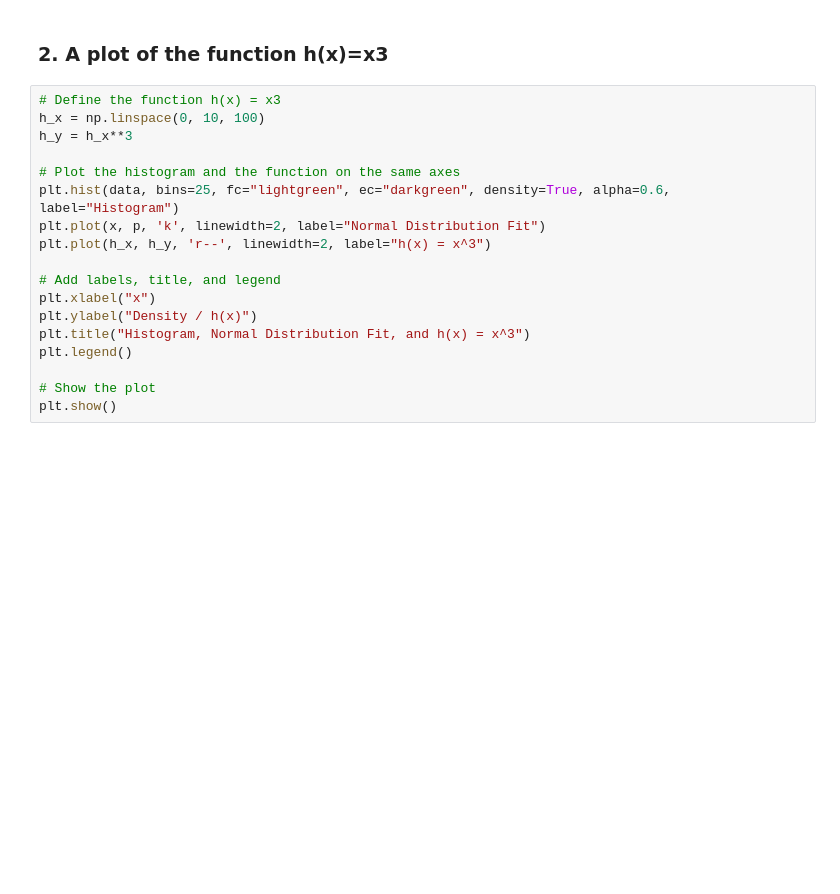
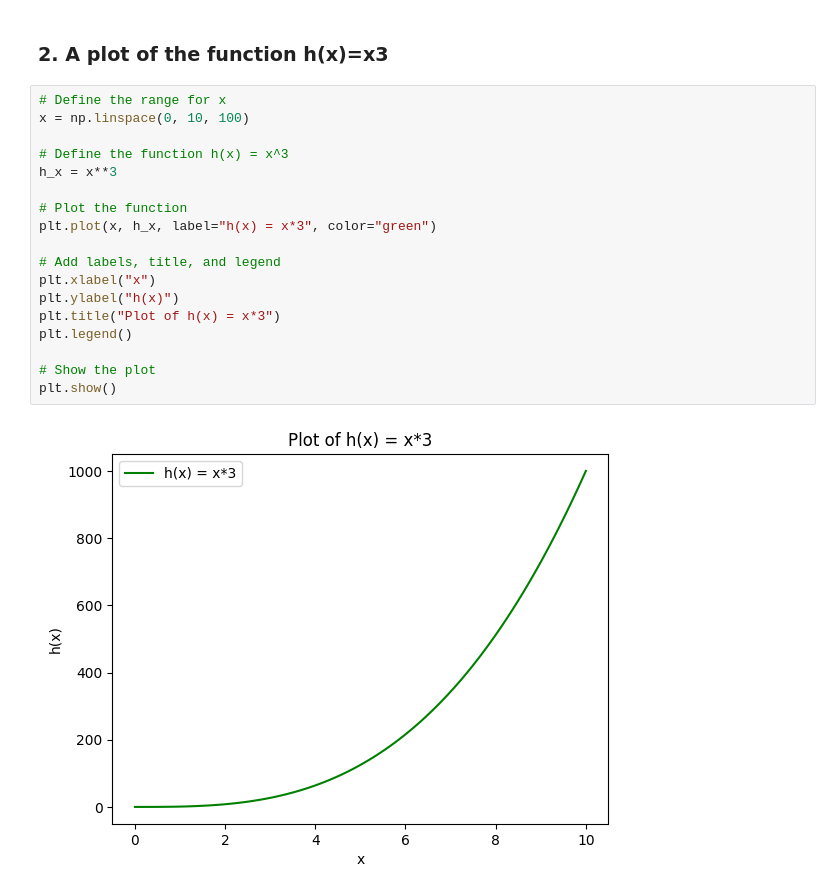
Before and after one commit to PectenMaximus/Programming-and-Scripting-Weekly-Tasks, a Jupyter notebook: Tasks/Task 8_Plottask.ipynb, the cells around one changed output. Saved outputs shown, nothing was run; the diff lists cells and outputs as text; blank space fills up the shorter version.

```diff
--- a/Tasks/Task 8_Plottask.ipynb
+++ b/Tasks/Task 8_Plottask.ipynb
@@ -63,21 +68,23 @@ png of output plot
 ![output 1.png](<attachment:output 1.png>)
 # %% [markdown]
 ### 2. A plot of the function h(x)=x3
-# %%
-# Define the function h(x) = x3
-h_x = np.linspace(0, 10, 100)
-h_y = h_x**3
-
-# Plot the histogram and the function on the same axes
-plt.hist(data, bins=25, fc="lightgreen", ec="darkgreen", density=True, alpha=0.6, label="Histogram")
-plt.plot(x, p, 'k', linewidth=2, label="Normal Distribution Fit")
-plt.plot(h_x, h_y, 'r--', linewidth=2, label="h(x) = x^3")
-
-# Add labels, title, and legend
-plt.xlabel("x")
-plt.ylabel("Density / h(x)")
-plt.title("Histogram, Normal Distribution Fit, and h(x) = x^3")
-plt.legend()
-
-# Show the plot
-plt.show()
+# %%
+# Define the range for x
+x = np.linspace(0, 10, 100)
+
+# Define the function h(x) = x^3
+h_x = x**3
+
+# Plot the function
+plt.plot(x, h_x, label="h(x) = x*3", color="green")
+
+# Add labels, title, and legend
+plt.xlabel("x")
+plt.ylabel("h(x)")
+plt.title("Plot of h(x) = x*3")
+plt.legend()
+
+# Show the plot
+plt.show()
+# %% [output]
+[figure, added]
```
Also changed, not shown: parts of 3 cells of this notebook.
